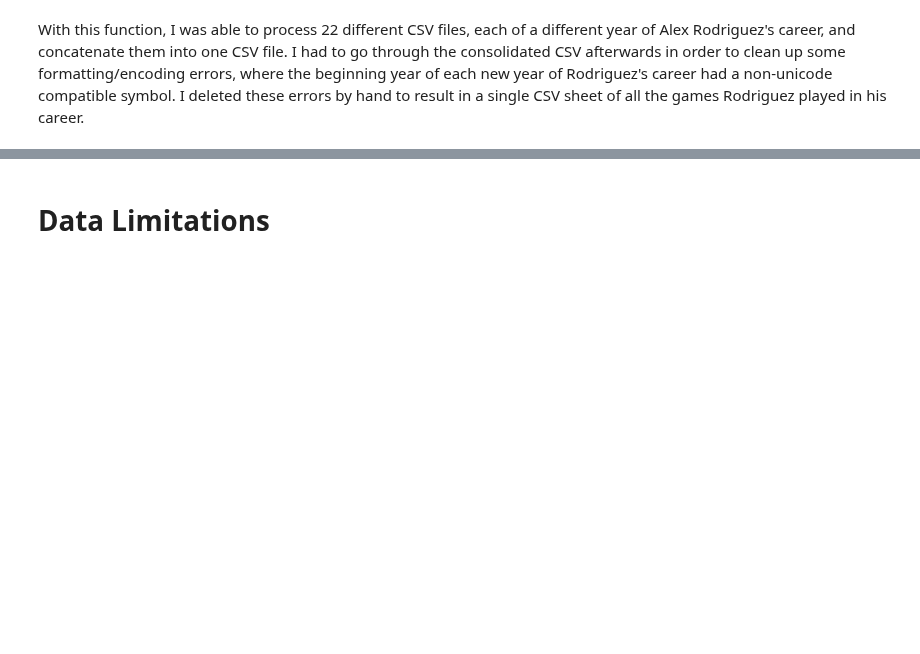
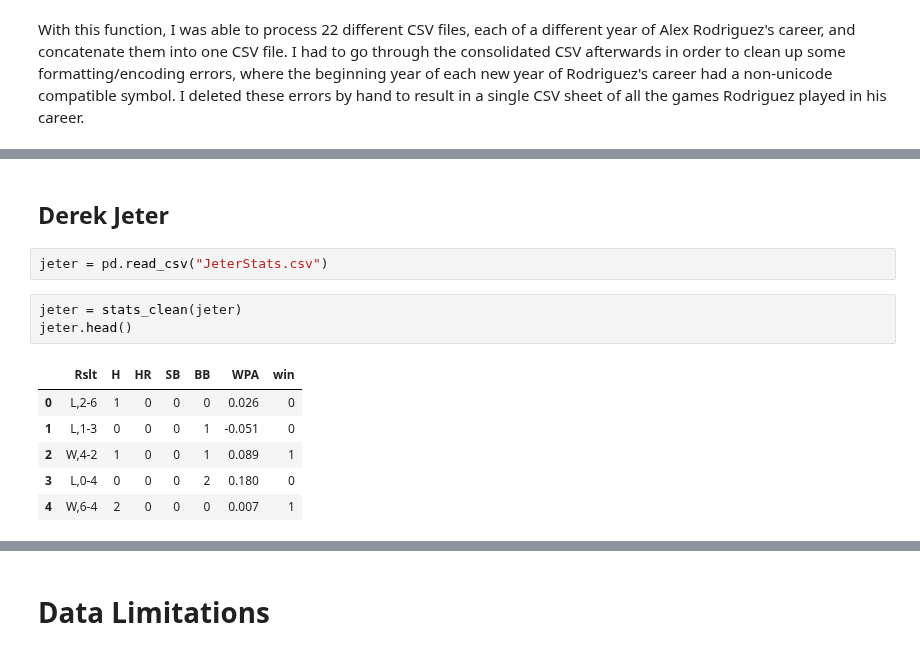
Before and after one commit to mattmaitland1/DerekJeterAnalysis, a Jupyter notebook: Project.ipynb, the cells around one changed output, grey strips where cells are left out. Saved outputs shown, nothing was run; the diff lists cells and outputs as text; blank space fills up the shorter version.

```diff
--- a/Project.ipynb
+++ b/Project.ipynb
@@ -99,0 +107,14 @@ With this function, I was able to process 22 different CSV files, each of a diff
+# %% [markdown]
+## Derek Jeter
+# %%
+jeter = pd.read_csv("JeterStats.csv")
+# %%
+jeter = stats_clean(jeter)
+jeter.head()
+# %% [output]
+|  | Rslt | H | HR | SB | BB | WPA | win |
+| 0 | L,2-6 | 1 | 0 | 0 | 0 | 0.026 | 0 |
+| 1 | L,1-3 | 0 | 0 | 0 | 1 | -0.051 | 0 |
+| 2 | W,4-2 | 1 | 0 | 0 | 1 | 0.089 | 1 |
+| 3 | L,0-4 | 0 | 0 | 0 | 2 | 0.180 | 0 |
+| 4 | W,6-4 | 2 | 0 | 0 | 0 | 0.007 | 1 |
```
Also changed, not shown: parts of 40 cells of this notebook.
